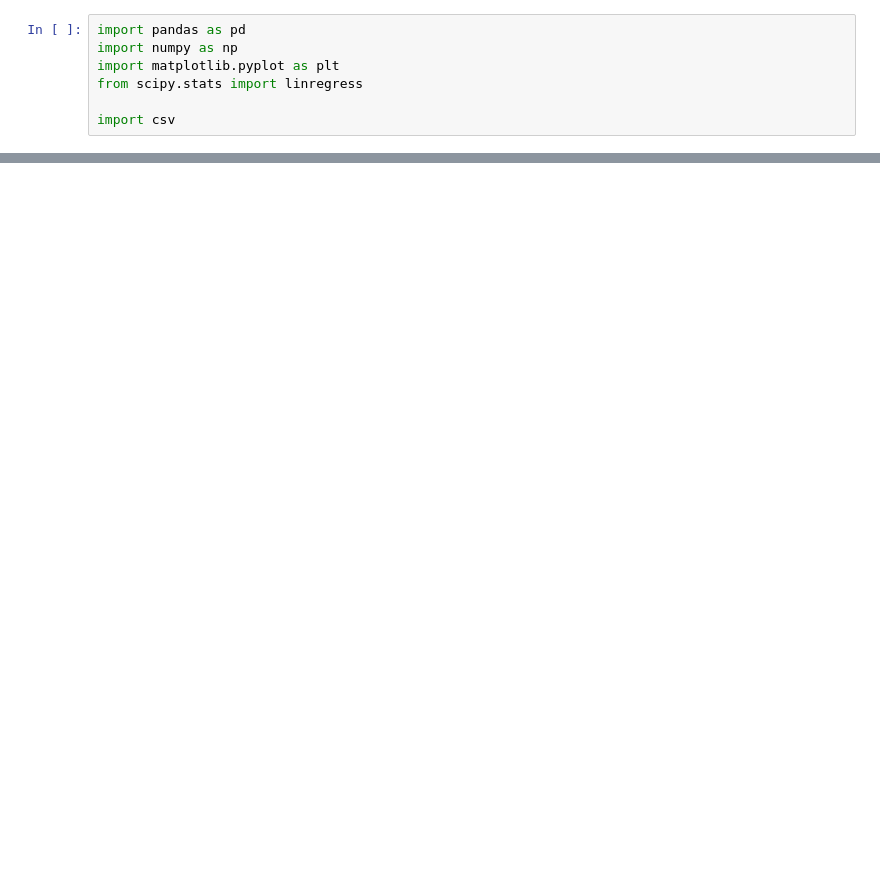
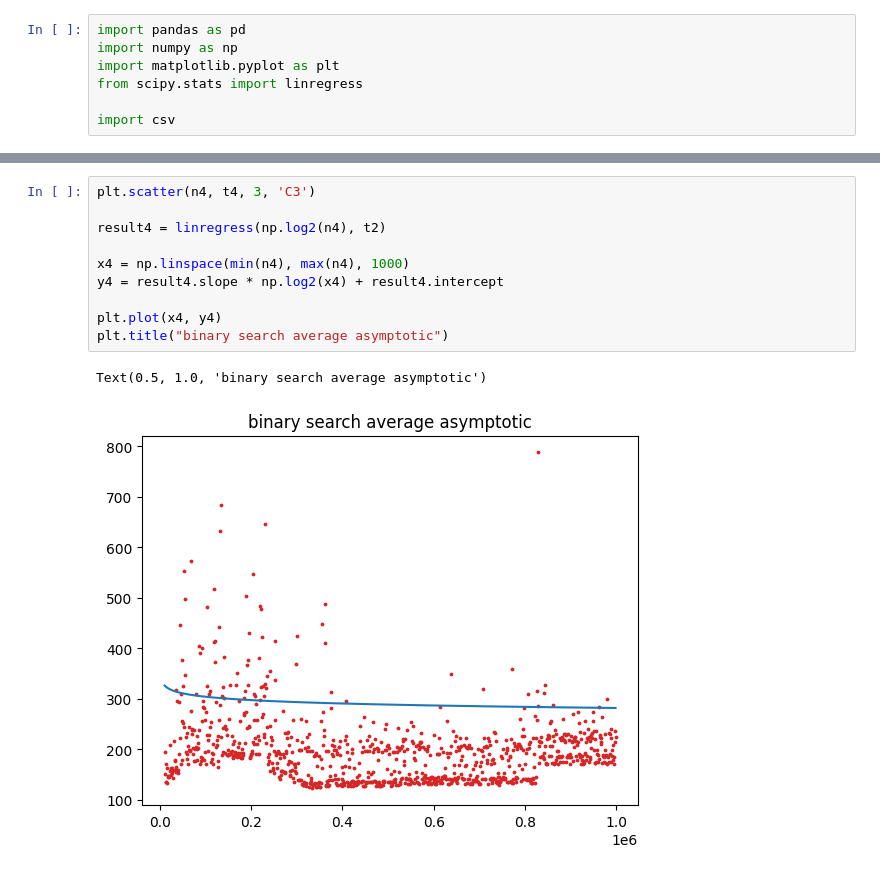
Before and after one commit to phystech-lunev-da/programming-semestr2, a Jupyter notebook: lab1/task1/Untitled.ipynb, the cells around one changed output, grey strips where cells are left out. Cells and saved outputs as stored; diff of their text form; blank space fills up the shorter version.

```diff
--- a/lab1/task1/Untitled.ipynb
+++ b/lab1/task1/Untitled.ipynb
@@ -38,0 +67,13 @@ plt.scatter(n2, t2, 3, 'C3')
+# %%
+plt.scatter(n4, t4, 3, 'C3')
+
+result4 = linregress(np.log2(n4), t2)
+
+x4 = np.linspace(min(n4), max(n4), 1000)
+y4 = result4.slope * np.log2(x4) + result4.intercept
+
+plt.plot(x4, y4)
+plt.title("binary search average asymptotic")
+# %% [output]
+Text(0.5, 1.0, 'binary search average asymptotic')
+[figure, added]
```
Also changed, not shown: parts of 6 cells of this notebook, 37 other files.
